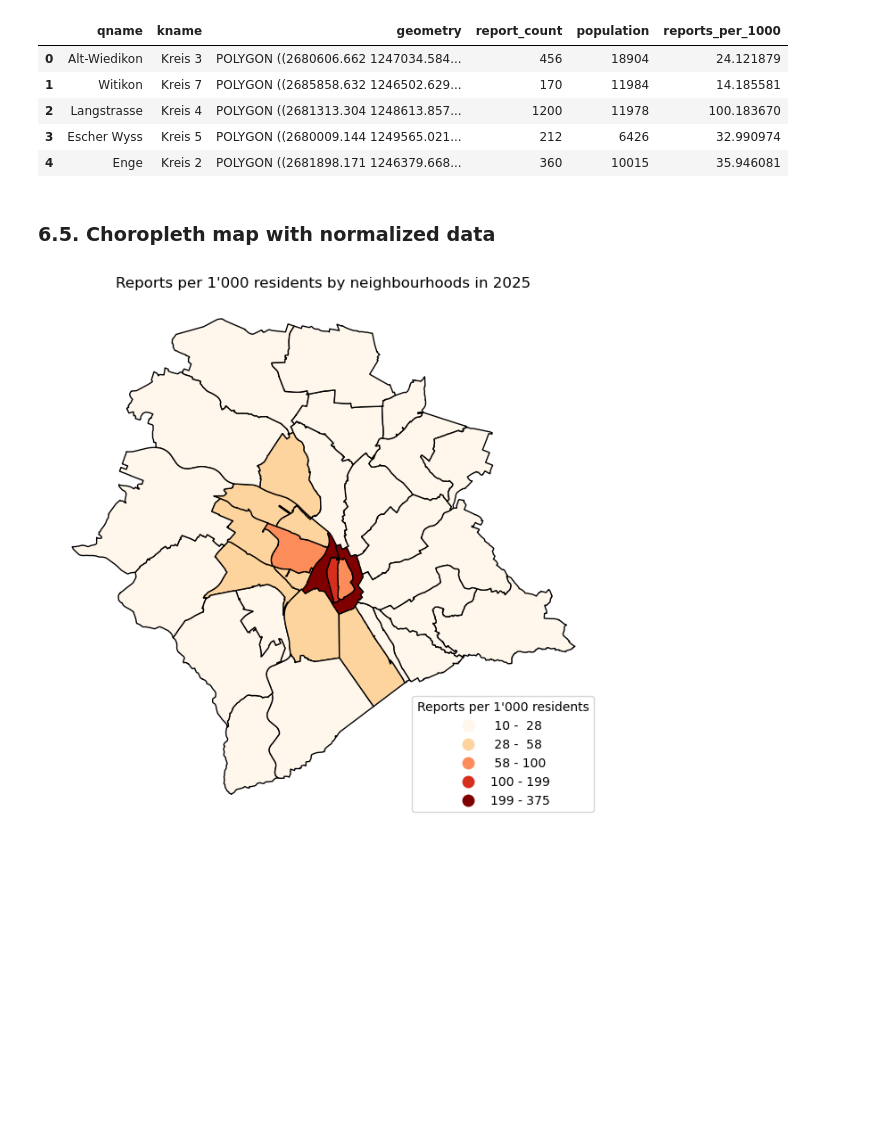
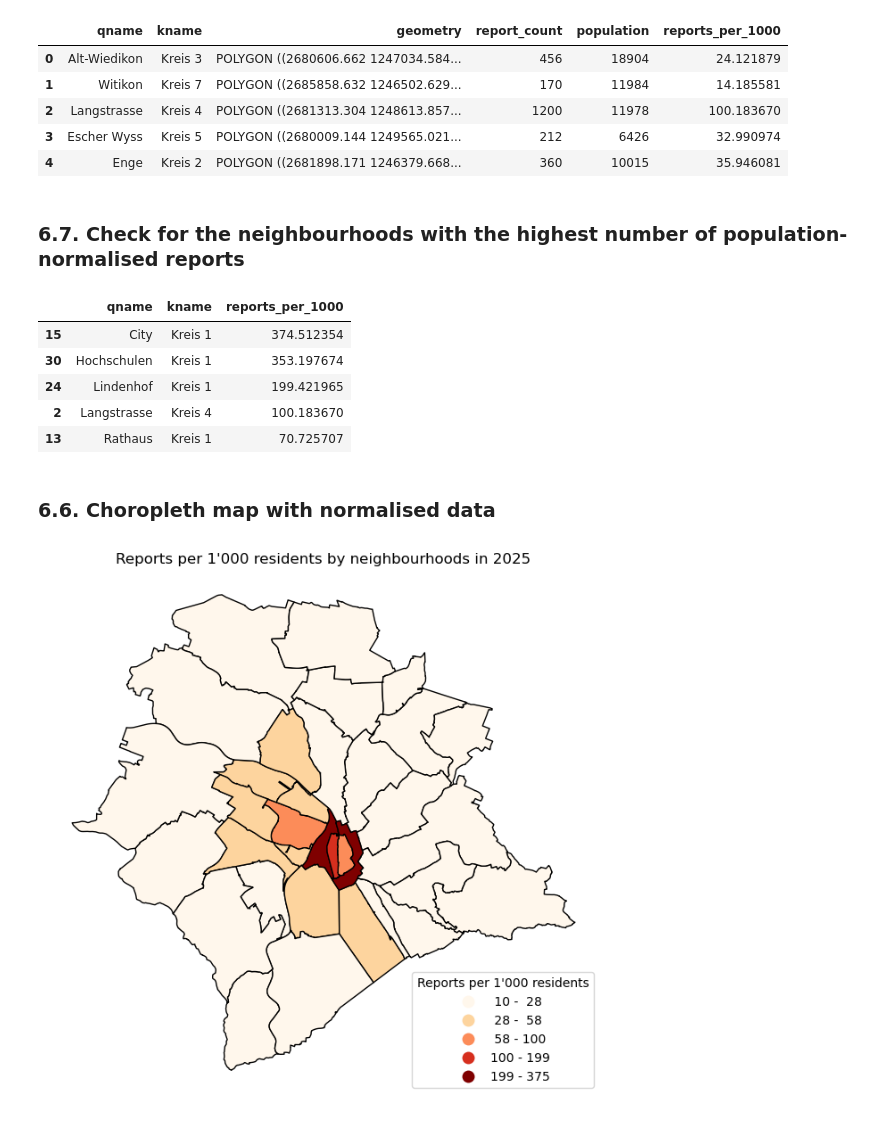
Before and after one commit to konaarnold/zueri-wie-neu-analysis, a Jupyter notebook: notebooks/zueri_wie_neu_analysis.ipynb, the cells around one changed output. Saved outputs shown, nothing was run; the diff lists cells and outputs as text; code cells hidden in the pictures; blank space fills up the shorter version.

```diff
--- a/notebooks/zueri_wie_neu_analysis.ipynb
+++ b/notebooks/zueri_wie_neu_analysis.ipynb
@@ -34,4 +33,5 @@ This analysis uses three datasets provided by the City of Zurich. These are infr
 # %%
+# import libraries
 import pandas as pd
 import geopandas as gpd
 import matplotlib.pyplot as plt
@@ -40,7 +40,7 @@ reports = gpd.read_file("../data/raw/Zueri_wie_neu.gpkg")
 
 neighbourhoods = gpd.read_file("../data/raw/Statistische_Quartiere.gpkg",layer="stzh.adm_statistische_quartiere_v")
 
-population = pd.read_csv("../data/raw/bev324od3240.csv")
+population_zh = pd.read_csv("../data/raw/bev324od3240.csv")
 # %% [markdown]
 ## 3. Data Inspection
 Before starting the analysis, the structure, columns, coordinate reference system and missing values of both datasets are inspected.
@@ -327,18 +335,18 @@ neighbourhoods_clean = neighbourhoods[[
 ### 4.5. Clean population dataset
 The population dataset is filtered for the year 2025. This allows the report counts from 2025 to be compared with population data from the same year.
 # %%
-## rename population columns
-population = population.rename(columns={
+# rename population columns
+population_zh = population_zh.rename(columns={
     "StichtagDatJahr": "year",
     "QuarLang": "qname",
     "AnzBestWir": "population"
 })
 
-## filter population data for 2025
-population_2025 = population[population["year"] == 2025]
+# filter population data for 2025
+population_zh_2025 = population_zh[population_zh["year"] == 2025]
 
-## select relevant population columns
-population_2025_clean = population_2025[[
+# select relevant variables
+population_zh_2025_clean = population_zh_2025[[
     "qname",
     "population"
 ]]
@@ -521,13 +552,13 @@ Therefore, the number of reports is additionally normalized by population and ex
 # %%
-## merge neighbourhood report counts with population data
-neighbourhoods_population = neighbourhoods_merged.merge(population_2025_clean,on="qname",how="left")
+# merge neighbourhood report counts with population data
+neighbourhoods_population = neighbourhoods_merged.merge(population_zh_2025_clean,on="qname",how="left")
 
-## calculate reports per 1'000 residents
+# calculate reports per 1'000 residents
 neighbourhoods_population["reports_per_1000"] = (
     neighbourhoods_population["report_count"] /
     neighbourhoods_population["population"] * 1000)
 
-## calculate reports per 1,000 residents
+# check first five rows of normalised report dataset
 neighbourhoods_population.head()
 # %% [output]
 |  | qname | kname | geometry | report_count | population | reports_per_1000 |
@@ -536,8 +567,26 @@ neighbourhoods_population.head()
 | 2 | Langstrasse | Kreis 4 | POLYGON ((2681313.304 1248613.857... | 1200 | 11978 | 100.183670 |
 | 3 | Escher Wyss | Kreis 5 | POLYGON ((2680009.144 1249565.021... | 212 | 6426 | 32.990974 |
 | 4 | Enge | Kreis 2 | POLYGON ((2681898.171 1246379.668... | 360 | 10015 | 35.946081 |
+# %% [markdown]
+### 6.7. Check for the neighbourhoods with the highest number of population-normalised reports
+# %%
+neighbourhoods_population[[
+    "qname",
+    "kname",
+    "reports_per_1000"
+]].sort_values(
+    by="reports_per_1000",
+    ascending=False
+).head()
+# %% [output]
+|  | qname | kname | reports_per_1000 |
+| 15 | City | Kreis 1 | 374.512354 |
+| 30 | Hochschulen | Kreis 1 | 353.197674 |
+| 24 | Lindenhof | Kreis 1 | 199.421965 |
+| 2 | Langstrasse | Kreis 4 | 100.183670 |
+| 13 | Rathaus | Kreis 1 | 70.725707 |
 # %% [markdown]
-### 6.5. Choropleth map with normalized data
+### 6.6. Choropleth map with normalised data
 # %%
 create_choropleth(
     neighbourhoods_population,
```
Also changed, not shown: parts of 58 cells of this notebook, 1 other file.
